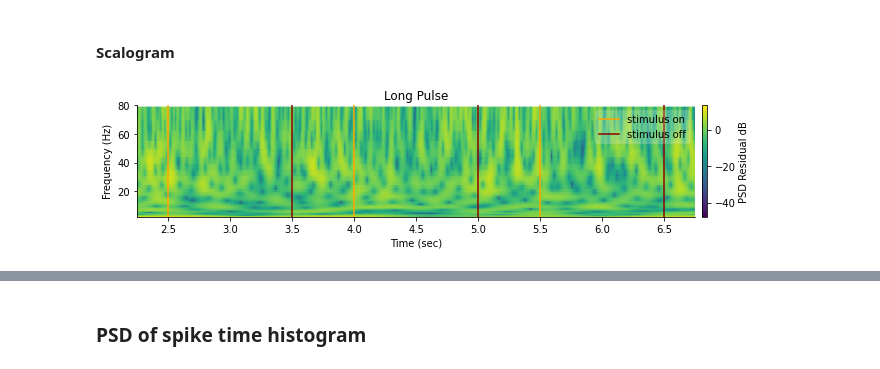
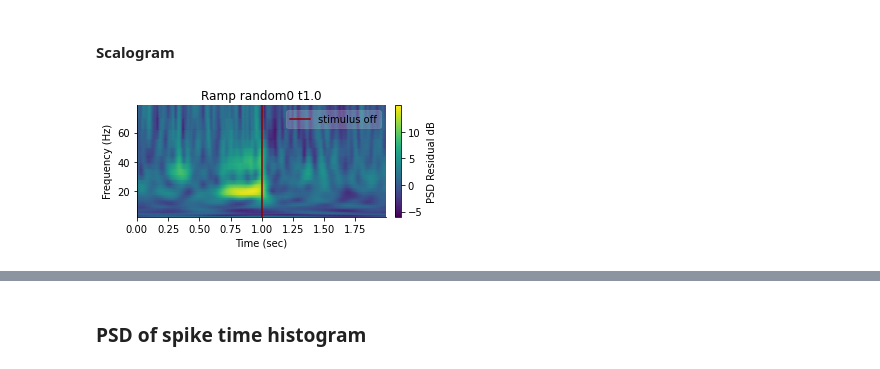
Before and after one commit to chenziao/M1ten_thousand, a Jupyter notebook: Analysis/Analyze_PSD.ipynb, the cells around one changed output, grey strips where cells are left out. Cells and saved outputs as stored; diff of their text form; code cells hidden in the pictures.

```diff
--- a/Analysis/Analyze_PSD.ipynb
+++ b/Analysis/Analyze_PSD.ipynb
@@ -10,14 +10,14 @@ from analysis import plot, utils, process # importing analysis module enables im
 
 %matplotlib inline
 
-TRIAL_NAME = "long_no_STP"
+TRIAL_NAME = "ramp_a0_t1.0_rand"
 RESULT_PATH = "simulation_results"
 TRIAL_PATH = os.path.join(RESULT_PATH, TRIAL_NAME)
 
 pop_color = plot.pop_color
 pop_names = plot.pop_names
 
-savefig = False
+savefig = True
 # %%
 stim_type, paths, stim_info, config_hp = utils.get_trial_info(TRIAL_PATH)
 stimulus_type, isbaseline, isstandard = stim_type
@@ -280,73 +280,82 @@ if savefig:
     figsize = (10, 2.5)
     sxx_plt_range = [2.0, 80.0]
 
-fig1, axs1 = plt.subplots(n_channel, 1, figsize=(figsize[0], figsize[1] * n_channel), squeeze=False)
-for i, ax in enumerate(axs1.ravel()):
-    sxx = lfp_sxx.isel(channel_id=i).drop('cone_of_influence_frequency')
-    if remove_aperiodic is None:
-        fooof_results = None
-    else:
-        sxx_tot = sxx.PSD.mean(dim='time')
-        fooof_results, _ = plot.fit_fooof(sxx_tot.frequency.values, sxx_tot.values, **remove_aperiodic)
-    _ = plot.plot_spectrogram(sxx, remove_aperiodic=fooof_results, log_power=log_power,
-                              plt_range=sxx_plt_range, clr_freq_range=clr_freq_range, pad=0.01, ax=ax)
+# fig1, axs1 = plt.subplots(n_channel, 1, figsize=(figsize[0], figsize[1] * n_channel), squeeze=False)
+# for i, ax in enumerate(axs1.ravel()):
+#     sxx = lfp_sxx.isel(channel_id=i).drop('cone_of_influence_frequency')
+#     if remove_aperiodic is None:
+#         fooof_results = None
+#     else:
+#         sxx_tot = sxx.PSD.mean(dim='time')
+#         fooof_results, _ = plot.fit_fooof(sxx_tot.frequency.values, sxx_tot.values, **remove_aperiodic)
+#     _ = plot.plot_spectrogram(sxx, remove_aperiodic=fooof_results, log_power=log_power,
+#                               plt_range=sxx_plt_range, clr_freq_range=clr_freq_range, pad=0.01, ax=ax)
 
-    ax.set_title(f'channel {sxx.channel_id.item():d}')
-    if not isbaseline:
-        if not savefig:
-            ax.axvline(t_start, color='gray', label='pre stimulus')
-        for j, win in enumerate(windows):
-            labels = [None, None] if j else ['stimulus on', 'stimulus off']
-            ax.axvline(win[0], color='orange', label=labels[0])
-            ax.axvline(win[1], color='darkred', label=labels[1])
-    ax.legend(loc='upper right', framealpha=0.2)
-plt.tight_layout()
+#     ax.set_title(f'channel {sxx.channel_id.item():d}')
+#     if not isbaseline:
+#         if not savefig:
+#             ax.axvline(t_start, color='gray', label='pre stimulus')
+#         for j, win in enumerate(windows):
+#             labels = [None, None] if j else ['stimulus on', 'stimulus off']
+#             ax.axvline(win[0], color='orange', label=labels[0])
+#             ax.axvline(win[1], color='darkred', label=labels[1])
+#     ax.legend(loc='upper right', framealpha=0.2)
+# plt.tight_layout()
 
 if savefig:
     figsize = (5, 2.5)
 
 if not isbaseline:
     cyc_wins = process.get_stim_windows(on_time, off_time, t_start,
                                        lfps.time[-1] / 1000, win_extend=off_time)
     _, _, lfp_sxx_avg = process.get_windowed_data(lfp_sxx.PSD, cyc_wins, {0: np.arange(cyc_wins.shape[0])})
     lfp_sxx_avg = lfp_sxx_avg[0].mean_.sel(unique_cycle=0).to_dataset(name='PSD')
 
     fig2, axs2 = plt.subplots(n_channel, 1, figsize=(figsize[0], figsize[1] * n_channel), squeeze=False)
     for i, ax in enumerate(axs2.ravel()):
         sxx = lfp_sxx_avg.isel(channel_id=i)
         if remove_aperiodic is None:
             fooof_results = None
         else:
             sxx_tot = sxx.PSD.mean(dim='time')
             fooof_results, _ = plot.fit_fooof(sxx_tot.frequency.values, sxx_tot.values, **remove_aperiodic)
         _ = plot.plot_spectrogram(sxx, remove_aperiodic=fooof_results, log_power=log_power,
                                   plt_range=sxx_plt_range, clr_freq_range=clr_freq_range, pad=0.03, ax=ax)
         ax.set_title(f'channel {sxx.channel_id.item():d}' + ' averaged over cycles')
         ax.axvline(on_time, color='darkred', label='stimulus off')
         ax.legend(loc='upper right', framealpha=0.2)
     plt.tight_layout()
 
 if savefig:
     if not isbaseline:
-        for ax in axs2.ravel():
-            ax.set_title('Averaged')
+        if isstandard:
+            for ax in axs2.ravel():
+                ax.set_title('Averaged')
 
-    n_cycle = 3
-    start_cycle = 1
-    t_cycle = on_time + off_time
-    xl = [t_start + start_cycle * t_cycle - 0.5 * off_time, t_start + (start_cycle + n_cycle) * t_cycle - 0.5 * off_time]
-    for ax in axs1.ravel():
-        ax.set_xlim(xl)
-        ax.set_ylim(top=80.)
+            n_cycle = 3
+            start_cycle = 1
+            t_cycle = on_time + off_time
+            xl = [t_start + start_cycle * t_cycle - 0.5 * off_time, t_start + (start_cycle + n_cycle) * t_cycle - 0.5 * off_time]
+            for ax in axs1.ravel():
+                ax.set_xlim(xl)
+                ax.set_ylim(top=80.)
 
-        # ax.set_title('Short Pulse')
-        ax.set_title('Long Pulse')
+                # ax.set_title('Short Pulse')
+                ax.set_title('Long Pulse')
 
-    # plot.savefig(fig1, 'Fig2_D2A') # short_rand
-    # plot.savefig(fig2, 'Fig2_D3A') # short_rand
-    # plot.savefig(fig1, 'Fig2_D2B') # long_rand
-    # plot.savefig(fig2, 'Fig2_D3B') # long_rand
+            # plot.savefig(fig1, 'Fig2_D2A') # short_rand
+            # plot.savefig(fig2, 'Fig2_D3A') # short_rand
+            # plot.savefig(fig1, 'Fig2_D2B') # long_rand
+            plot.savefig(fig2, 'Fig2_D3B') # long_rand
+        else:
+            trial_label = utils.get_trial_label(TRIAL_NAME).replace('_', ' ')
+            trial_label = trial_label[0].upper() + trial_label[1:]
+            for ax in axs2.ravel():
+                ax.set_title(trial_label)
+
+            fig_dir = os.path.join(plot.FIG_PATH, 'Fig_3')
+            plot.savefig(fig2, 'Spectrogram-' + trial_label, dir=fig_dir) # others
 
 plt.show()
 # %% [output]
-[figure, old version]
+[figure, new version]
```
Also changed, not shown: parts of 11 cells of this notebook, 10 other files.
